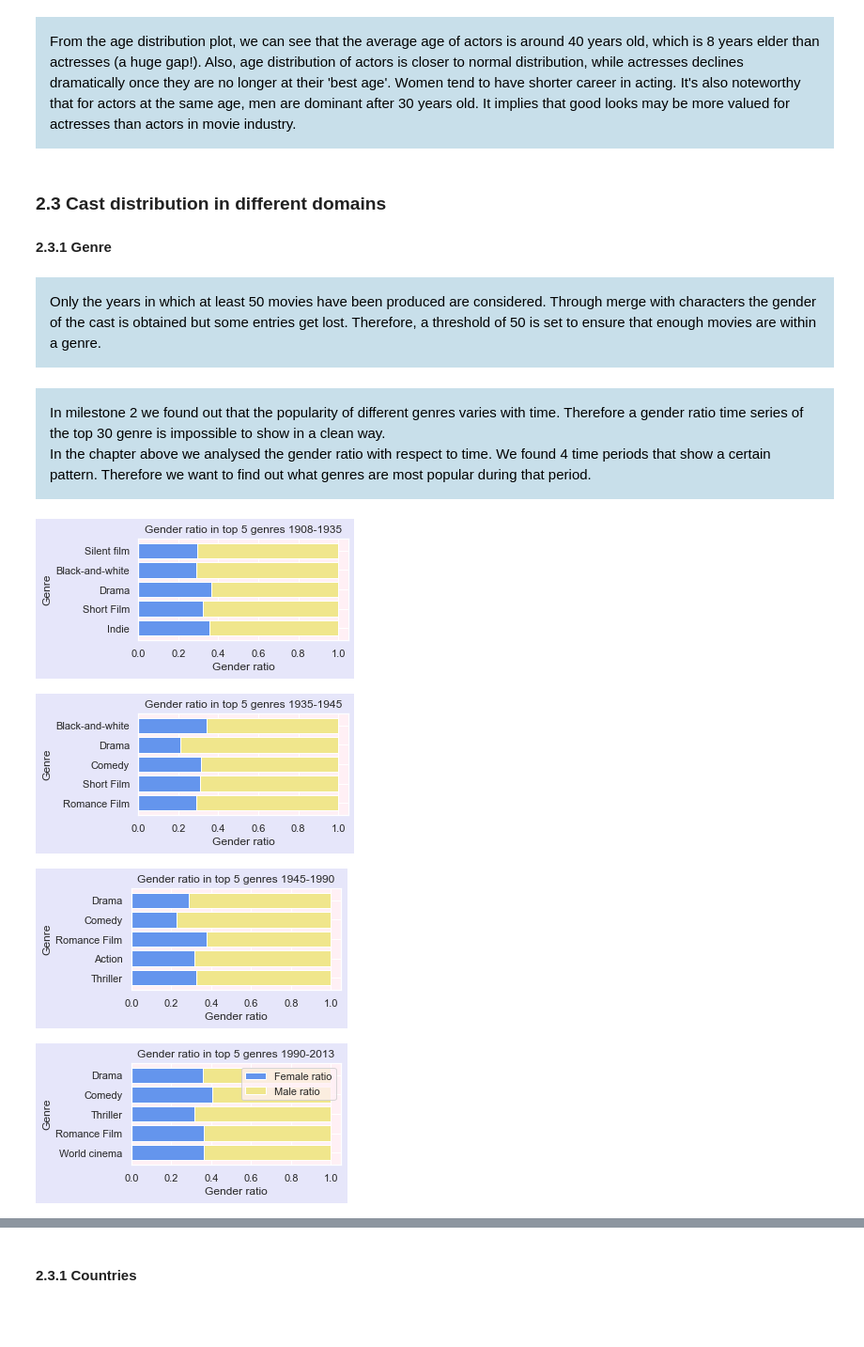
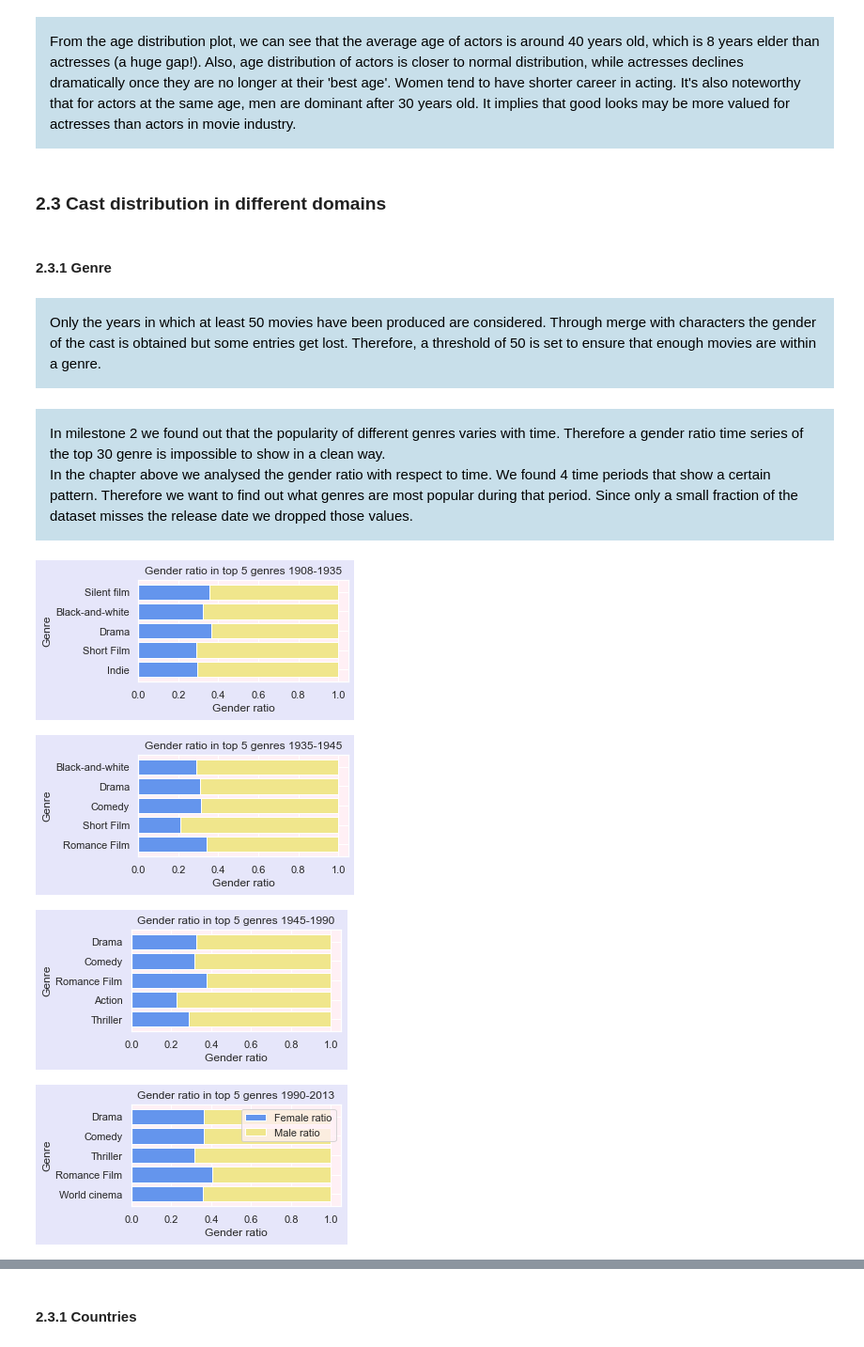
Before and after one commit to epfl-ada/ada-2022-project-yiyisoda, a Jupyter notebook: supporting_notebook.ipynb, the cells around one changed output, grey strips where cells are left out. Shown at 94% size. Cells and saved outputs as stored; diff of their text form; code cells hidden in the pictures; blank space fills up the shorter version.

```diff
--- a/supporting_notebook.ipynb
+++ b/supporting_notebook.ipynb
@@ -821,7 +822,8 @@ Text(0.5, 1.0, 'Age Distribution of Actresses and Actors at Release')
 From the age distribution plot, we can see that the average age of actors is around 40 years old, which is 8 years elder than actresses (a huge gap!). Also, age distribution of actors is closer to normal distribution, while actresses declines dramatically once they are no longer at their 'best age'. Women tend to have shorter career in acting. It's also noteworthy that for actors at the same age, men are dominant after 30 years old. It implies that good looks may be more valued for actresses than actors in movie industry.
 # %% [markdown]
 ###  2.3 Cast distribution in different domains
-#### 2.3.1 Genre
+# %% [markdown]
+#### 2.3.1 Genre
 # %% [markdown]
 <div class="1.1" style='background-color:#c8dfea; padding:1em;'>
 <span style="color:black">
@@ -830,7 +832,7 @@ Only the years in which at least 50 movies have been produced are considered. Th
 <div class="1.1" style='background-color:#c8dfea; padding:1em;'>
 <span style="color:black">
 In milestone 2 we found out that the popularity of different genres varies with time. Therefore a gender ratio time series of the top 30 genre is impossible to show in a clean way.<br>
-In the chapter above we analysed the gender ratio with respect to time. We found 4 time periods that show a certain pattern. Therefore we want to find out what genres are most popular during that period.
+In the chapter above we analysed the gender ratio with respect to time. We found 4 time periods that show a certain pattern. Therefore we want to find out what genres are most popular during that period. Since only a small fraction of the dataset misses the release date we dropped those values.
 # %%
 movie_genres_by_year = movie_genres[~pd.isna(movie_genres['release_date'])] # drop NaN release date
 movie_genres_by_year['release_date'] = pd.to_datetime(movie_genres_by_year['release_date']) # transform to datetime format
@@ -845,29 +847,30 @@ movie_genres_3 = movie_genres_by_year[(movie_genres_by_year['release_year']>=199
 # %%
 # get top 5 genres of all movie
 for movie_genres, title in zip((movie_genres_0, movie_genres_1,movie_genres_2,movie_genres_3),('Gender ratio in top 5 genres 1908-1935','Gender ratio in top 5 genres 1935-1945','Gender ratio in top 5 genres 1945-1990','Gender ratio in top 5 genres 1990-2013')):
     top5_genres = movie_genres['genres'].value_counts()[:5].to_frame().reset_index().rename(columns={"index": "genres", "genres": "counts"})
 
     character_genres = pd.merge(left = characters, right = movie_genres, left_on = 'wiki_movie_id', right_on = 'wiki_movie_id', how = 'inner')
     genre_gender = character_genres[character_genres.genres.isin(top5_genres.genres.to_list())][['actor_gender', 'genres']].groupby('genres').agg('sum')
     genre_gender['female_ratio'] = genre_gender['actor_gender'].apply(lambda x: get_gender_ratio(x, "F"))
     genre_gender = genre_gender.drop(columns=['actor_gender']).reset_index()
     genre_gender = pd.merge(left = genre_gender, right = top5_genres, on='genres', how='left')
     genre_gender = genre_gender.sort_values(by='counts', ascending=False).reset_index()
     genre_gender['male_ratio'] = 1-genre_gender['female_ratio']
 
     fig, ax = plt.subplots(figsize=(4, 2))
-    b1 = ax.barh(genre_gender['genres'][::-1], genre_gender['female_ratio'], color="cornflowerblue")
-    b2 = ax.barh(genre_gender['genres'][::-1], genre_gender['male_ratio'],  left= genre_gender['female_ratio'] , color="khaki")
+    genre_gender_plot = genre_gender[::-1] # Reverse order because horzontal boxplot plots boxes in reverse order
+    b1 = ax.barh(genre_gender_plot['genres'], genre_gender_plot['female_ratio'], color="cornflowerblue")
+    b2 = ax.barh(genre_gender_plot['genres'], genre_gender_plot['male_ratio'],  left= genre_gender_plot['female_ratio'] , color="khaki")
     plt.xlabel('Gender ratio')
     plt.ylabel('Genre')
     plt.title(title)
 ax.legend([b1, b2], ["Female ratio", "Male ratio"], loc="upper right")
 plt.show()
 # %% [output]
-[figure, old version]
+[figure, new version]
-[figure, old version]
+[figure, new version]
-[figure, old version]
+[figure, new version]
-[figure, old version]
+[figure, new version]
 # %% [markdown]
 <div class="1.1" style='background-color:#c8dfea; padding:1em;'>
 <span style="color:black">
```
Also changed, not shown: parts of 20 cells of this notebook.
